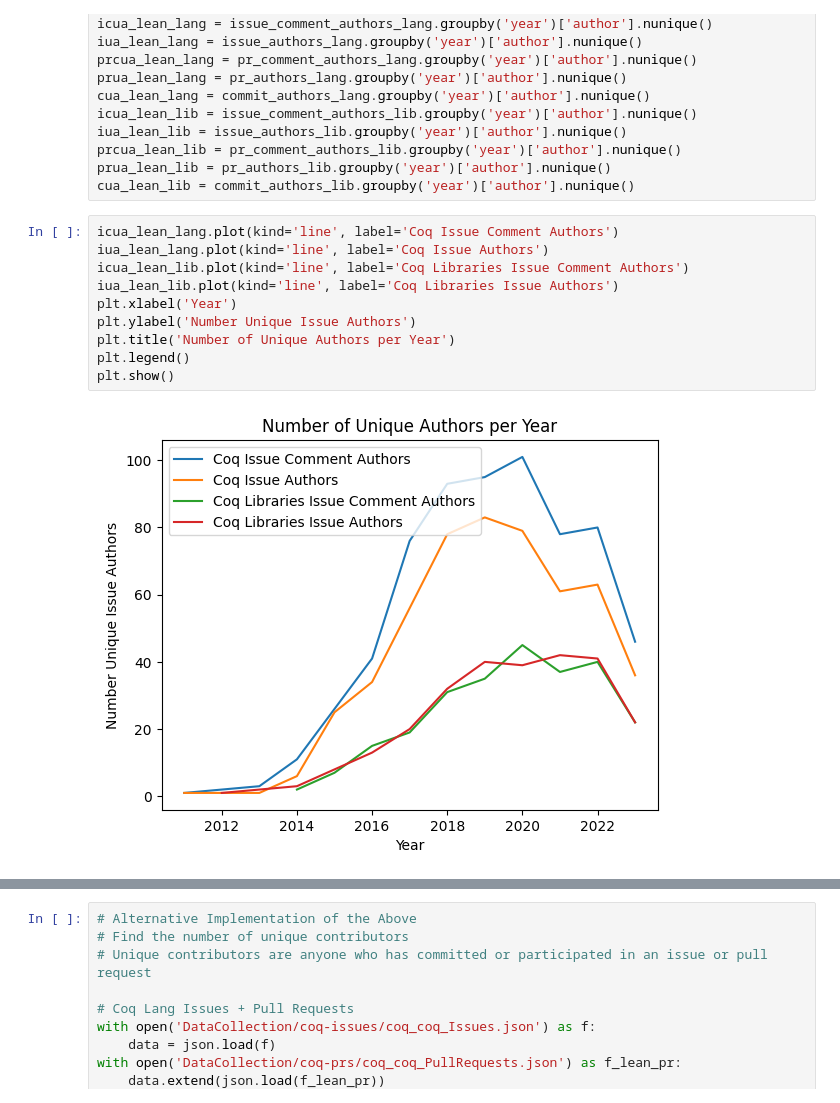
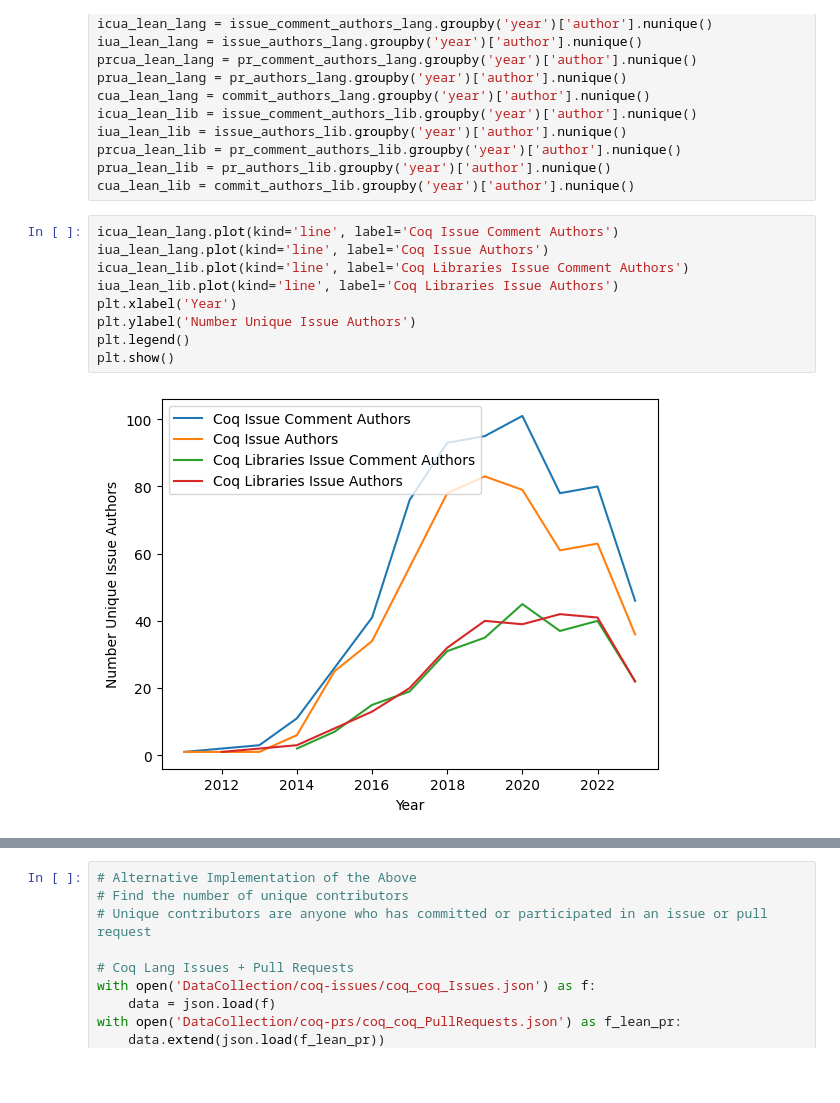
Before and after one commit to minsungc/aseproject2023, a Jupyter notebook: coq_figures.ipynb, the cells around one changed output, grey strips where cells are left out. Drawn from its saved outputs; the diff is of its cells as text; blank space fills up the shorter version.

Commit message:
Figure updates

```diff
--- a/coq_figures.ipynb
+++ b/coq_figures.ipynb
@@ -483,15 +483,14 @@ cua_lean_lib = commit_authors_lib.groupby('year')['author'].nunique()
 # %%
 icua_lean_lang.plot(kind='line', label='Coq Issue Comment Authors')
 iua_lean_lang.plot(kind='line', label='Coq Issue Authors')
 icua_lean_lib.plot(kind='line', label='Coq Libraries Issue Comment Authors')
 iua_lean_lib.plot(kind='line', label='Coq Libraries Issue Authors')
 plt.xlabel('Year')
 plt.ylabel('Number Unique Issue Authors')
-plt.title('Number of Unique Authors per Year')
 plt.legend()
 plt.show()
 # %% [output]
-[figure, old version]
+[figure, new version]
 # %%
 prcua_lean_lang.plot(kind='line', label='Coq Pull Request Comment Authors')
 prua_lean_lang.plot(kind='line', label='Coq Pull Request Authors')
```
Also changed, not shown: parts of 3 cells of this notebook, 6 other files.
